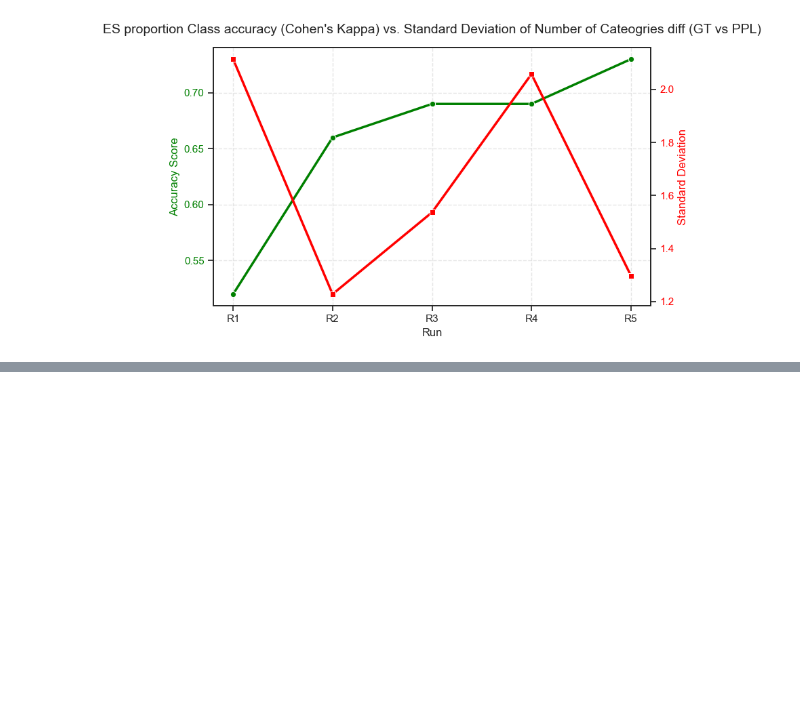
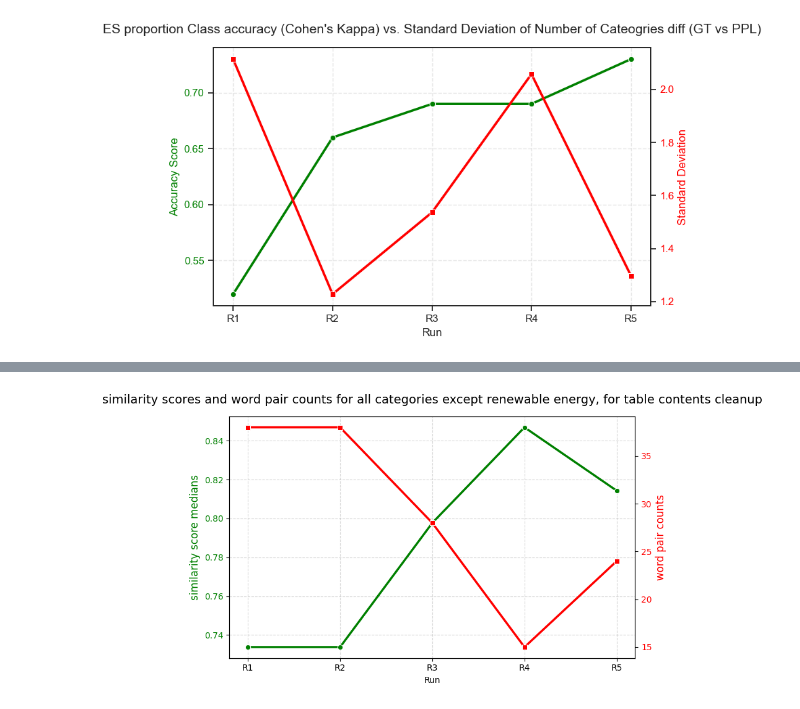
Before and after one commit to emw9805-notabot/ADSCert_project_Watson, a Jupyter notebook: Eval_metrics_2ndPass.ipynb, the cells around one changed output, grey strips where cells are left out. Cells and saved outputs as stored; diff of their text form; code cells hidden in the pictures; blank space fills up the shorter version.

```diff
--- a/Eval_metrics_2ndPass.ipynb
+++ b/Eval_metrics_2ndPass.ipynb
@@ -1009,3 +1009,8 @@ plt.tight_layout()
 plt.show()
 # %% [output]
 [figure]
+# %%
+# similarity Scores for mapping
+simScoreMap = pd.read_excel(io='/Users/elisabethwatson/Documents/GitHub/ADSCert_project_Watson/bondsAllocsJune7.xlsx', sheet_name='simScoreMap', dtype={'run': str, "all ex RE median": float, "all ex RE count": int, "RE UOP median": float, "RE UOP count": int, "EE UOP median": float, "EE UOP count": int, "RE tbl median": float, "RE tbl count": int, "CT UOP median": float, "CT UOP count": int})
+simScoreMapdf = pd.DataFrame(simScoreMap)
+simScoreMapdf
@@ -1011,0 +1024,38 @@ plt.show()
+# %%
+# line plot the simScore medians and above threshold word pair counts for three dictionaries
+fig, ax1 = plt.subplots(figsize=(8, 5))
+
+sns.lineplot(
+    data=simScoreMapdf,
+    x="Run",
+    y="all ex RE median",
+    marker="o",
+    color="green",
+    linewidth=2.5,
+    ax=ax1,
+)
+ax1.set_ylabel("similarity score medians", color="green", fontsize=12)
+ax1.tick_params(axis="y", labelcolor="green")
+ax1.set_title(
+    "similarity scores and word pair counts for all categories except renewable energy, for table contents cleanup",
+    fontsize=14, pad=15)
+ax1.grid(True, linestyle="--", alpha=0.5)
+
+ax2 = ax1.twinx()
+
+sns.lineplot(
+    data=simScoreMapdf,
+    x="Run",
+    y="all ex RE count",
+    marker="s",
+    color="red",
+    linewidth=2.5,
+    ax=ax2,
+)
+ax2.set_ylabel("word pair counts", color="red", fontsize=12)
+ax2.tick_params(axis="y", labelcolor="red")
+
+plt.tight_layout()
+plt.show()
+# %% [output]
+[figure, added]
```
Also changed, not shown: parts of 5 cells of this notebook, 3 other files.
